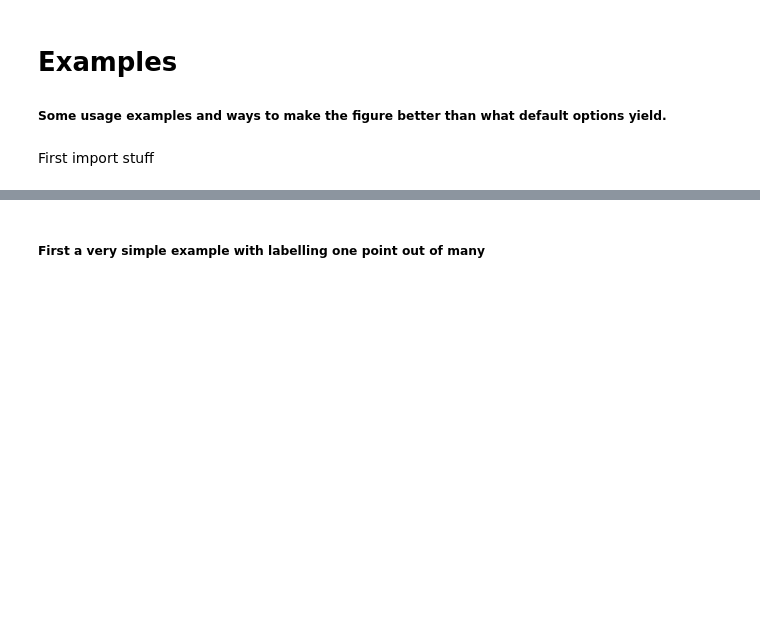
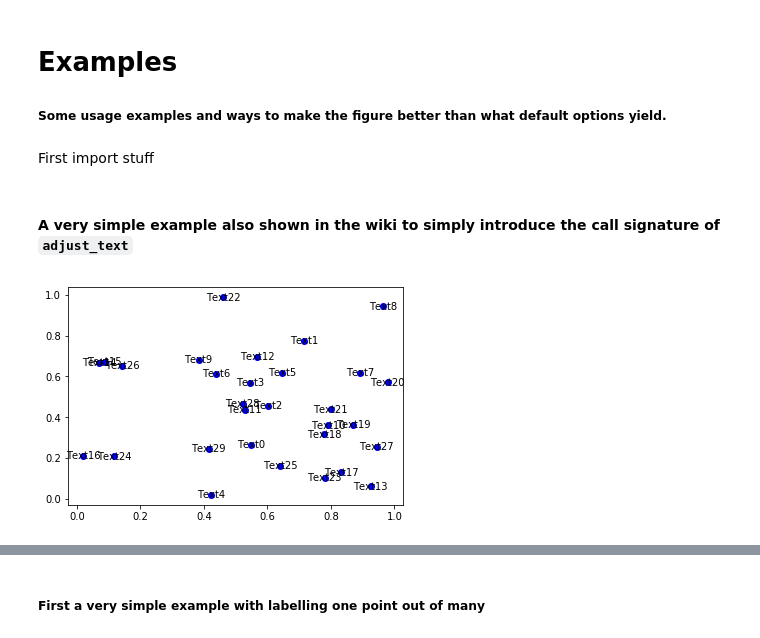
Before and after one commit to Phlya/adjustText, a Jupyter notebook: examples/Examples.ipynb, the cells around one changed output, grey strips where cells are left out. Saved outputs shown, nothing was run; the diff lists cells and outputs as text; code cells hidden in the pictures; blank space fills up the shorter version.

Commit message:
Update examples notebook

```diff
--- a/examples/Examples.ipynb
+++ b/examples/Examples.ipynb
@@ -9,3 +9,13 @@ import matplotlib.pyplot as plt # Matplotlib 2.0 shown here
 from adjustText import adjust_text
 import numpy as np
 import pandas as pd
+# %% [markdown]
+#### A very simple example also shown in the wiki to simply introduce the call signature of `adjust_text`
+# %%
+np.random.seed(0)
+x, y = np.random.random((2,30))
+fig, ax = plt.subplots()
+plt.plot(x, y, 'bo')
+texts = [plt.text(x[i], y[i], 'Text%s' %i, ha='center', va='center') for i in range(len(x))]
+# %% [output]
+[figure, added]
```
Also changed, not shown: parts of 11 cells of this notebook.
